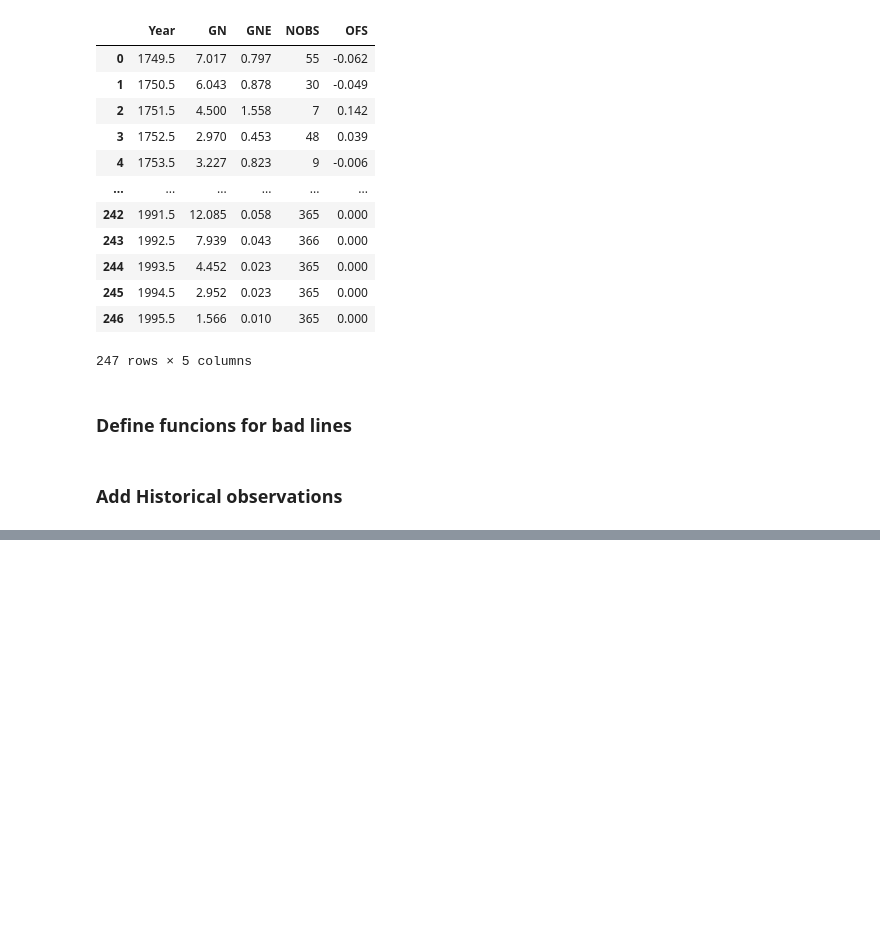
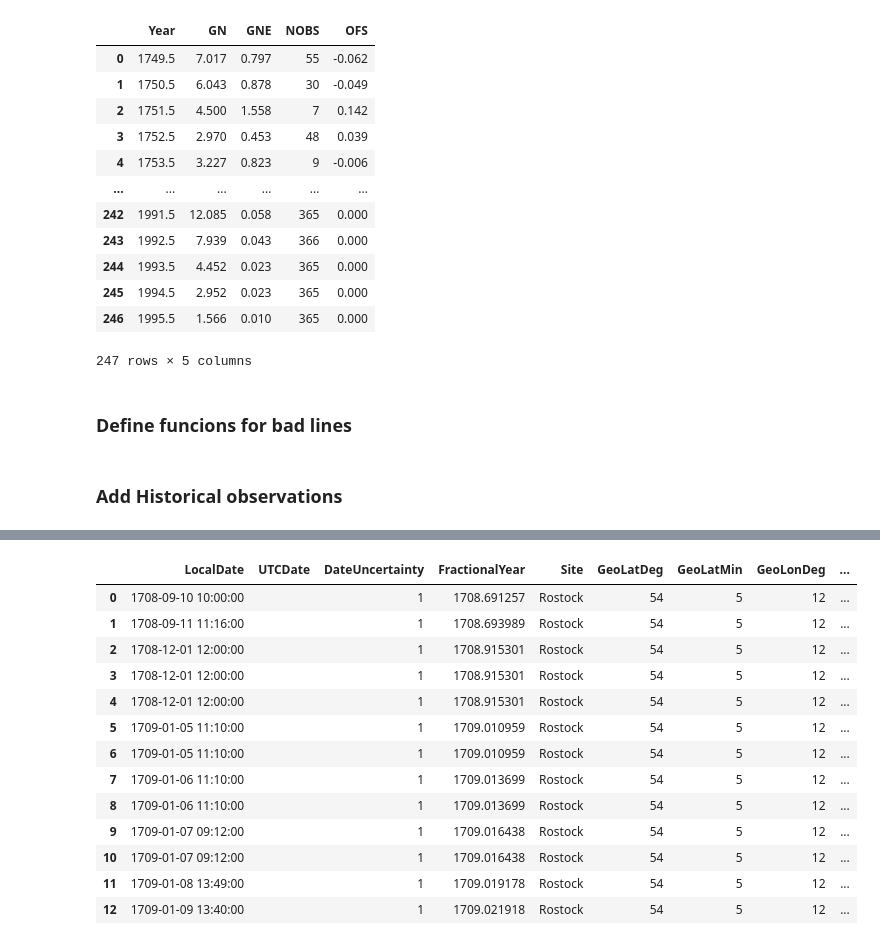
Before and after one commit to amunozj/butterfly_diagram_data, a Jupyter notebook: notebooks/AMJ_HH_long_term_Bfly_1_data_merge.ipynb, the cells around one changed output, grey strips where cells are left out. Saved outputs shown, nothing was run; the diff lists cells and outputs as text; code cells hidden in the pictures; blank space fills up the shorter version.

```diff
--- a/notebooks/AMJ_HH_long_term_Bfly_1_data_merge.ipynb
+++ b/notebooks/AMJ_HH_long_term_Bfly_1_data_merge.ipynb
@@ -3580,0 +1699,89 @@ axcb2.set_yticks([])
+# %%
+# --------------------------------------------------------------------------------------------
+# Becker
+
+Bfly["Becker"] = {}
+Bfly["Becker"]["DF"] = pd.read_excel(
+    DATA_FOLDER + "input_data/1708-_additional_arlt_becker_hh.xlsx"
+)
+
+Bfly["Becker"]["DF"]["Day"] = Bfly["Becker"]["DF"]["Date"]
+
+Bfly["Becker"]["DF"]["Ordinal"] = Bfly["Becker"]["DF"].apply(
+    lambda x: datetime.date(
+        int(x["Year"]), int(x["Month"]), int(x["Day"])
+    ).toordinal(),
+    axis=1,
+)
+
+Bfly["Becker"]["DF"]["FractionalYear"] = Bfly["Becker"]["DF"].apply(
+    lambda x: x["Year"]
+    + (
+        datetime.date(int(x["Year"]), int(x["Month"]), int(x["Day"])).toordinal()
+        - datetime.date(int(x["Year"]), 1, 1).toordinal()
+    )
+    / (
+        datetime.date(int(x["Year"]) + 1, 1, 1).toordinal()
+        - datetime.date(int(x["Year"]), 1, 1).toordinal()
+    ),
+    axis=1,
+)
+
+Bfly["Becker"]["DF"]["Minute"] = Bfly["Becker"]["DF"]["Min"]
+
+Bfly["Becker"]["DF"]["LocalDate"] = Bfly["Becker"]["DF"].apply(
+    lambda x: datetime.datetime(
+        int(x["Year"]),
+        int(x["Month"]),
+        int(x["Day"]),
+        int(x["Hour"]),
+        int(x["Minute"]),
+        0,
+    ),
+    axis=1,
+)
+
+Bfly["Becker"]["DF"]["UTCDate"] = ''
+Bfly["Becker"]["DF"]["DateUncertainty"] = 1
+Bfly["Becker"]["DF"]["Site"] = 'Rostock'
+Bfly["Becker"]["DF"]["GeoLatDeg"] = 54
+Bfly["Becker"]["DF"]["GeoLatMin"] = 5
+Bfly["Becker"]["DF"]["GeoLonDeg"] = 12
+Bfly["Becker"]["DF"]["GeoLonMin"] = 9
+Bfly["Becker"]["DF"]["Lat"] = Bfly["Becker"]["DF"]["Latitude"]
+Bfly["Becker"]["DF"]["LatError"] = np.nan
+Bfly["Becker"]["DF"]["CarringtonLon"] = np.nan
+Bfly["Becker"]["DF"]["LonFromDiskCenter"] = Bfly["Becker"]["DF"]["Longitude (CMD)"]
+Bfly["Becker"]["DF"]["LonError"] = np.nan
+Bfly["Becker"]["DF"]["DegreesFromDiskCenter"] = np.nan
+Bfly["Becker"]["DF"]["PlacementUncertainty"] = 3
+Bfly["Becker"]["DF"]["OrientationUncertainty"] = 3
+Bfly["Becker"]["DF"]["RawGroupArea"] = np.nan
+Bfly["Becker"]["DF"]["RawSpotArea"] = np.nan
+Bfly["Becker"]["DF"]["RawSpotAreaUmbral"] = np.nan
+Bfly["Becker"]["DF"]["SpotID"] = np.nan
+Bfly["Becker"]["DF"]["GroupID"] = np.nan
+Bfly["Becker"]["DF"]["Source"] = "Becker"
+Bfly["Becker"]["DF"]["Cycle"] = np.nan
+Bfly["Becker"]["DF"]["CycleName"] = ''
+Bfly["Becker"]["DF"]["Origin"] = 'Neuhauser2015'
+Bfly["Becker"]["DF"]["Reference"] = "https://doi.org/10.1002/asna.201512203"
+
+# TODO Verified
+Bfly["Becker"]["DF"] = Bfly["Becker"]["DF"].loc[:,Columns_to_keep]
+Bfly["Becker"]["DF"]
+# %% [output]
+|  | LocalDate | UTCDate | DateUncertainty | FractionalYear | Site | GeoLatDeg | GeoLatMin | GeoLonDeg | ... |
+| 0 | 1708-09-10 10:00:00 |  | 1 | 1708.691257 | Rostock | 54 | 5 | 12 | ... |
+| 1 | 1708-09-11 11:16:00 |  | 1 | 1708.693989 | Rostock | 54 | 5 | 12 | ... |
+| 2 | 1708-12-01 12:00:00 |  | 1 | 1708.915301 | Rostock | 54 | 5 | 12 | ... |
+| 3 | 1708-12-01 12:00:00 |  | 1 | 1708.915301 | Rostock | 54 | 5 | 12 | ... |
+| 4 | 1708-12-01 12:00:00 |  | 1 | 1708.915301 | Rostock | 54 | 5 | 12 | ... |
+| 5 | 1709-01-05 11:10:00 |  | 1 | 1709.010959 | Rostock | 54 | 5 | 12 | ... |
+| 6 | 1709-01-05 11:10:00 |  | 1 | 1709.010959 | Rostock | 54 | 5 | 12 | ... |
+| 7 | 1709-01-06 11:10:00 |  | 1 | 1709.013699 | Rostock | 54 | 5 | 12 | ... |
+| 8 | 1709-01-06 11:10:00 |  | 1 | 1709.013699 | Rostock | 54 | 5 | 12 | ... |
+| 9 | 1709-01-07 09:12:00 |  | 1 | 1709.016438 | Rostock | 54 | 5 | 12 | ... |
+| 10 | 1709-01-07 09:12:00 |  | 1 | 1709.016438 | Rostock | 54 | 5 | 12 | ... |
+| 11 | 1709-01-08 13:49:00 |  | 1 | 1709.019178 | Rostock | 54 | 5 | 12 | ... |
+| 12 | 1709-01-09 13:40:00 |  | 1 | 1709.021918 | Rostock | 54 | 5 | 12 | ... |
```
Also changed, not shown: parts of 85 cells of this notebook.
